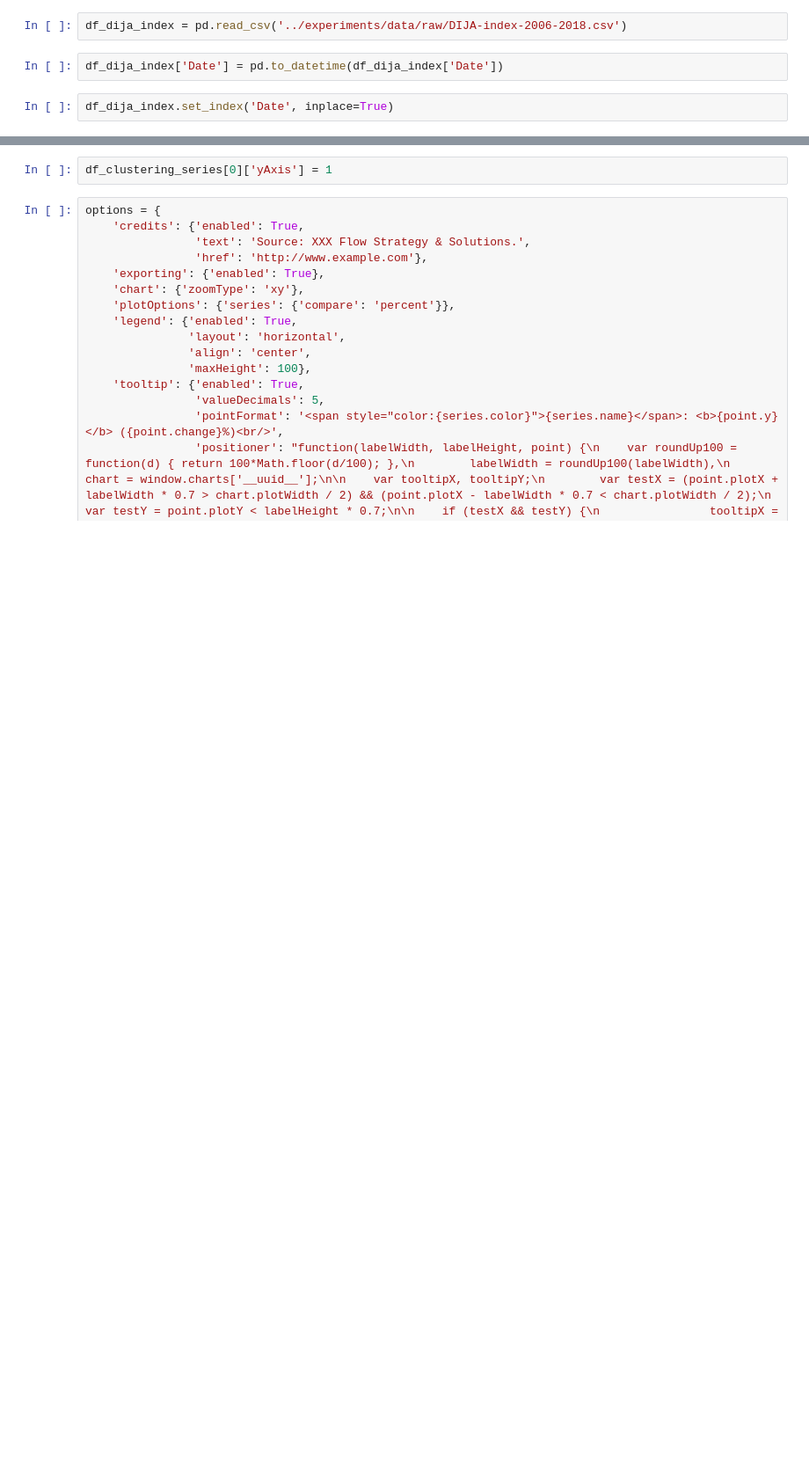
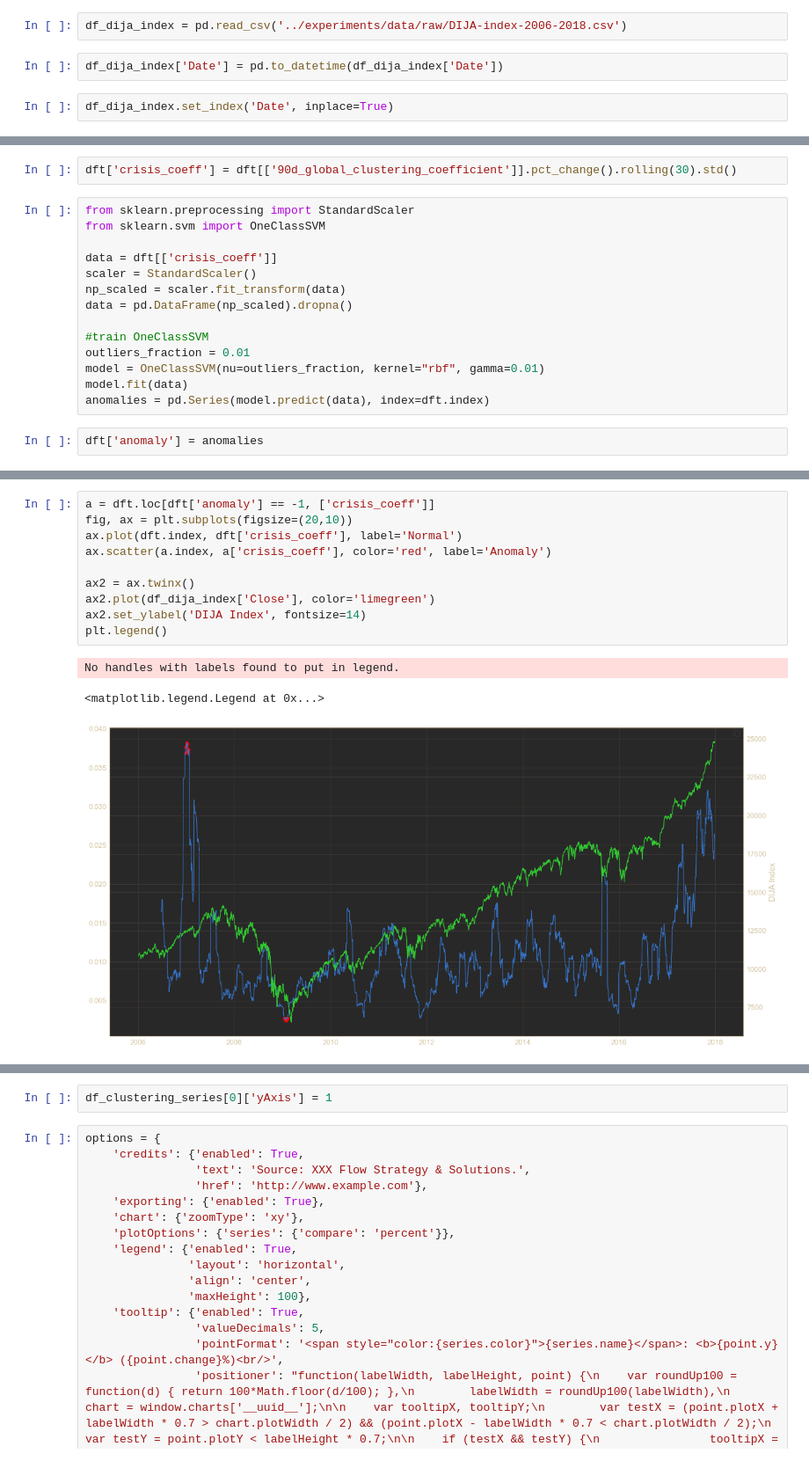
Before and after one commit to mayabenowitz/hedgepy, a Jupyter notebook: notebooks/1.0-mayab-dcor-clustering-exploration-.ipynb, the cells around one changed output, grey strips where cells are left out. Shown: that part at 88% size. Cells and saved outputs as stored; diff of their text form; blank space fills up the shorter version.

```diff
--- a/notebooks/1.0-mayab-dcor-clustering-exploration-.ipynb
+++ b/notebooks/1.0-mayab-dcor-clustering-exploration-.ipynb
@@ -98,0 +77,18 @@ df_final.head()
+# %%
+dft['crisis_coeff'] = dft[['90d_global_clustering_coefficient']].pct_change().rolling(30).std()
+# %%
+from sklearn.preprocessing import StandardScaler
+from sklearn.svm import OneClassSVM
+
+data = dft[['crisis_coeff']]
+scaler = StandardScaler()
+np_scaled = scaler.fit_transform(data)
+data = pd.DataFrame(np_scaled).dropna()
+
+#train OneClassSVM
+outliers_fraction = 0.01
+model = OneClassSVM(nu=outliers_fraction, kernel="rbf", gamma=0.01)
+model.fit(data)
+anomalies = pd.Series(model.predict(data), index=dft.index)
+# %%
+dft['anomaly'] = anomalies
@@ -98,0 +116,14 @@ df_final.head()
+# %%
+a = dft.loc[dft['anomaly'] == -1, ['crisis_coeff']]
+fig, ax = plt.subplots(figsize=(20,10))
+ax.plot(dft.index, dft['crisis_coeff'], label='Normal')
+ax.scatter(a.index, a['crisis_coeff'], color='red', label='Anomaly')
+
+ax2 = ax.twinx()
+ax2.plot(df_dija_index['Close'], color='limegreen')
+ax2.set_ylabel('DIJA Index', fontsize=14)
+plt.legend()
+# %% [output]
+No handles with labels found to put in legend.
+<matplotlib.legend.Legend at 0x...>
+[figure, added]
```
Also changed, not shown: parts of 16 cells of this notebook, 1 other file.
